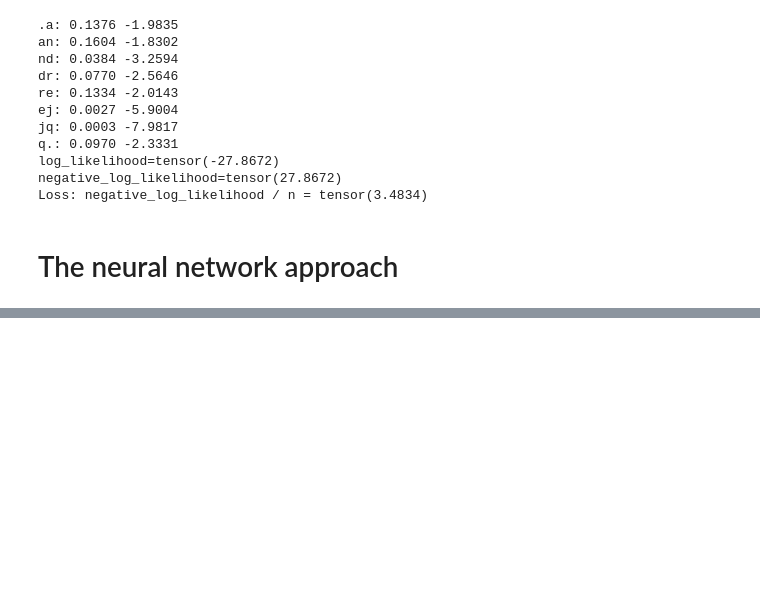
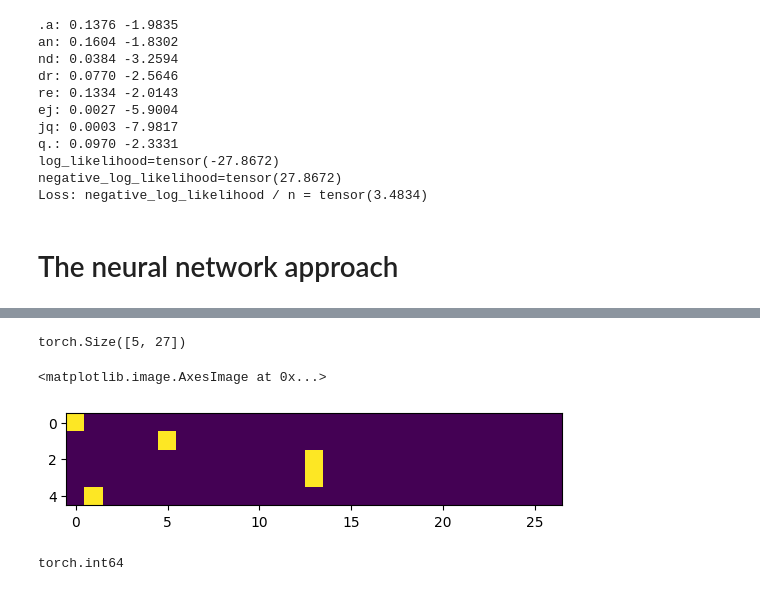
Before and after one commit to exploringweirdmachines/mlp, a Jupyter notebook: multi-layer-perceptron.ipynb, the cells around one changed output, grey strips where cells are left out. Saved outputs shown, nothing was run; the diff lists cells and outputs as text; code cells hidden in the pictures; blank space fills up the shorter version.

```diff
--- a/multi-layer-perceptron.ipynb
+++ b/multi-layer-perceptron.ipynb
@@ -941,8 +941,8 @@ for w in words[:1]:
         index1 = stoi[ch1]
         index2 = stoi[ch2]
         print(ch1, ch2)
-        Xs.append[index1]
-        Ys.append[index2]
+        Xs.append(index1)
+        Ys.append(index2)
 
 Xs = torch.tensor(Xs)
 Ys = torch.tensor(Ys)
@@ -951,0 +991,18 @@ TypeError: 'builtin_function_or_method' object is not subscriptable
+# %%
+xenc = F.one_hot(Xs, num_classes=27)
+xenc.shape
+# %% [output]
+torch.Size([5, 27])
+# %%
+# we can see that we encoded 5 examples out of 27, remember Xs = tensor([ 0,  5, 13, 13,  1])
+# the appropriate bit is turned on as a 1 and everything else is zero
+# integers encoded into vectors
+plt.imshow(xenc)
+# %% [output]
+<matplotlib.image.AxesImage at 0x...>
+[figure, added]
+# %%
+# we want the input to be floats not integers, but one_hot doesn't support assigning dtype
+xenc.dtype
+# %% [output]
+torch.int64
```
Also changed, not shown: parts of 9 cells of this notebook.
